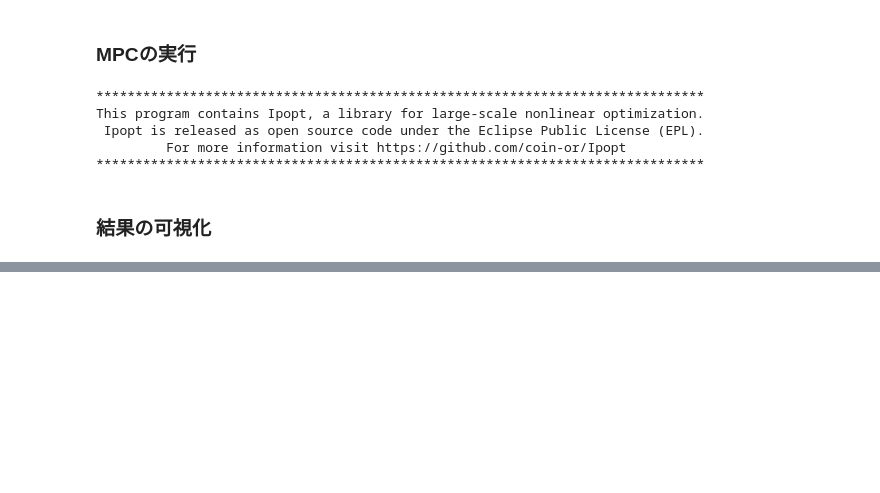
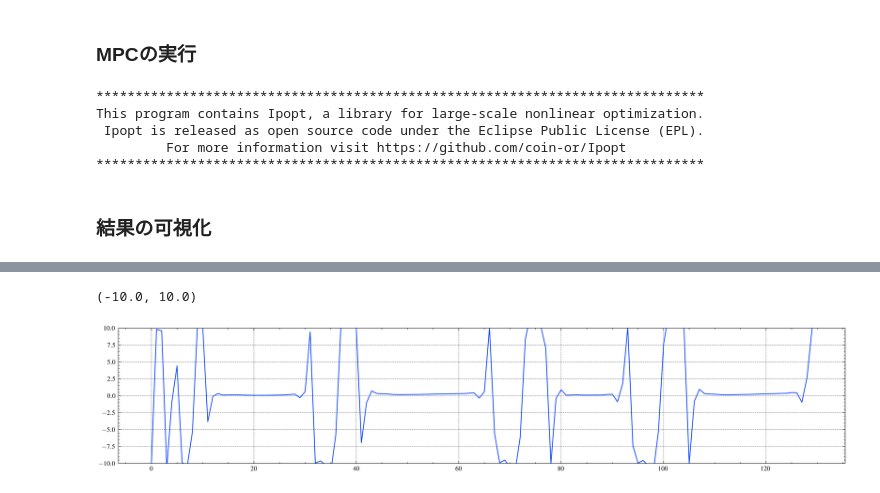
Before and after one commit to Haruki-Yama/MPC-EF-python-casadi, a Jupyter notebook: shipmmg_casadi_mpc.ipynb, the cells around one changed output, grey strips where cells are left out. Saved outputs shown, nothing was run; the diff lists cells and outputs as text; code cells hidden in the pictures; blank space fills up the shorter version.

```diff
--- a/shipmmg_casadi_mpc.ipynb
+++ b/shipmmg_casadi_mpc.ipynb
@@ -420,0 +412,28 @@ This program contains Ipopt, a library for large-scale nonlinear optimization.
+# %%
+X_F_fixed = list(
+    map(
+        lambda X_F, Y_F, psi:
+        X_F * np.cos(psi) - Y_F * np.sin(psi)
+        ,
+        X_F,
+        Y_F,
+        psi,
+    )
+)
+Y_F_fixed = list(
+    map(
+        lambda X_F, Y_F, psi:
+        X_F * np.sin(psi) + Y_F * np.cos(psi)
+        ,
+        X_F,
+        Y_F,
+        psi,
+    )
+)
+# %%
+plt.figure(figsize=(16,3))
+plt.plot(t_eval, X_F_fixed, label='X_F')
+plt.ylim(-10,10)
+# %% [output]
+(-10.0, 10.0)
+[figure, added]
```
Also changed, not shown: parts of 23 cells of this notebook, 4 other files.
